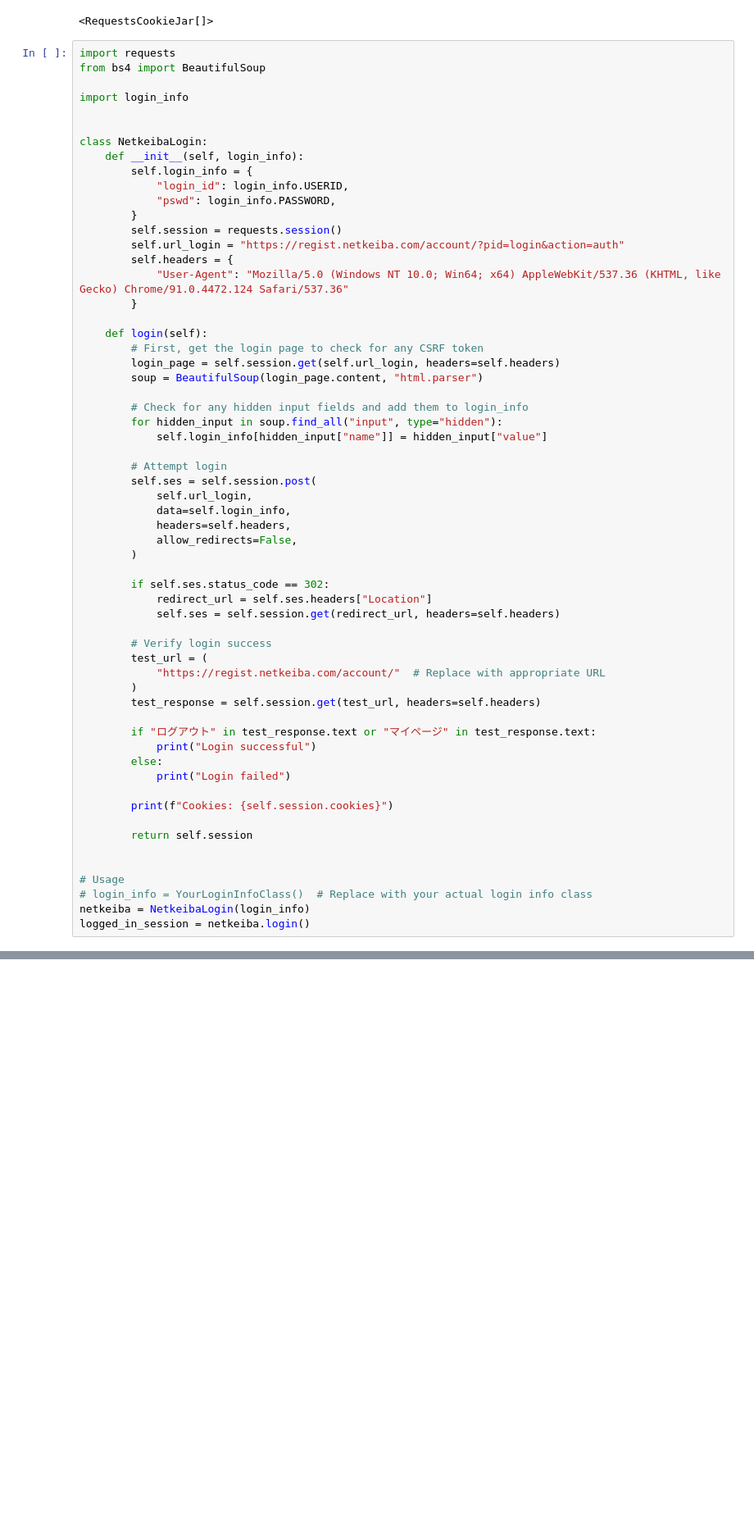
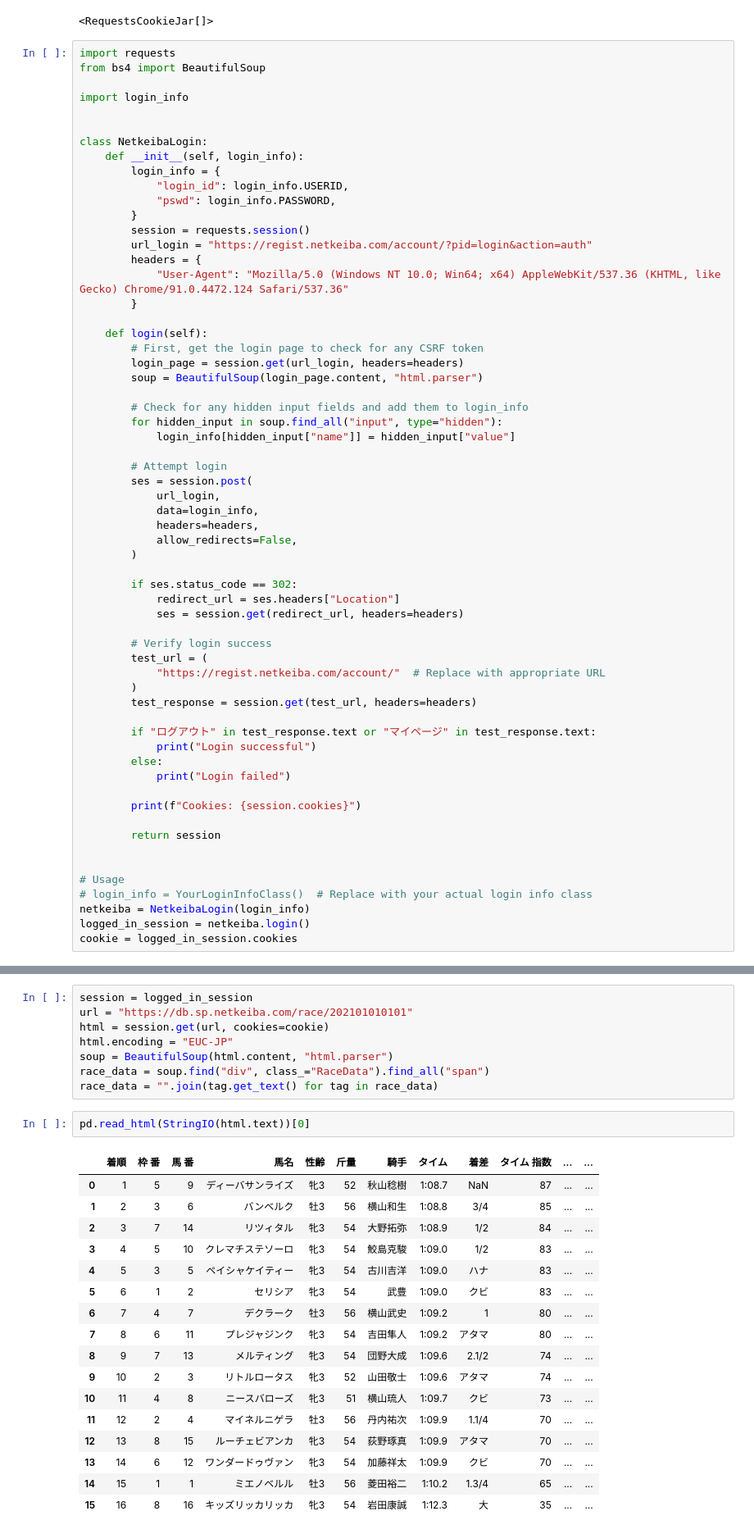
Before and after one commit to kenwatabro/keiba, a Jupyter notebook: test.ipynb, the cells around one changed output, grey strips where cells are left out. Shown at 82% size. Drawn from its saved outputs; the diff is of its cells as text; blank space fills up the shorter version.

```diff
--- a/test.ipynb
+++ b/test.ipynb
@@ -75,54 +75,55 @@ import login_info
 
 class NetkeibaLogin:
     def __init__(self, login_info):
-        self.login_info = {
+        login_info = {
             "login_id": login_info.USERID,
             "pswd": login_info.PASSWORD,
         }
-        self.session = requests.session()
-        self.url_login = "https://regist.netkeiba.com/account/?pid=login&action=auth"
-        self.headers = {
+        session = requests.session()
+        url_login = "https://regist.netkeiba.com/account/?pid=login&action=auth"
+        headers = {
             "User-Agent": "Mozilla/5.0 (Windows NT 10.0; Win64; x64) AppleWebKit/537.36 (KHTML, like Gecko) Chrome/91.0.4472.124 Safari/537.36"
         }
 
     def login(self):
         # First, get the login page to check for any CSRF token
-        login_page = self.session.get(self.url_login, headers=self.headers)
+        login_page = session.get(url_login, headers=headers)
         soup = BeautifulSoup(login_page.content, "html.parser")
 
         # Check for any hidden input fields and add them to login_info
         for hidden_input in soup.find_all("input", type="hidden"):
-            self.login_info[hidden_input["name"]] = hidden_input["value"]
+            login_info[hidden_input["name"]] = hidden_input["value"]
 
         # Attempt login
-        self.ses = self.session.post(
-            self.url_login,
-            data=self.login_info,
-            headers=self.headers,
+        ses = session.post(
+            url_login,
+            data=login_info,
+            headers=headers,
             allow_redirects=False,
         )
 
-        if self.ses.status_code == 302:
-            redirect_url = self.ses.headers["Location"]
-            self.ses = self.session.get(redirect_url, headers=self.headers)
+        if ses.status_code == 302:
+            redirect_url = ses.headers["Location"]
+            ses = session.get(redirect_url, headers=headers)
 
         # Verify login success
         test_url = (
             "https://regist.netkeiba.com/account/"  # Replace with appropriate URL
         )
-        test_response = self.session.get(test_url, headers=self.headers)
+        test_response = session.get(test_url, headers=headers)
 
         if "ログアウト" in test_response.text or "マイページ" in test_response.text:
             print("Login successful")
         else:
             print("Login failed")
 
-        print(f"Cookies: {self.session.cookies}")
+        print(f"Cookies: {session.cookies}")
 
-        return self.session
+        return session
 
 
 # Usage
 # login_info = YourLoginInfoClass()  # Replace with your actual login info class
 netkeiba = NetkeibaLogin(login_info)
 logged_in_session = netkeiba.login()
+cookie = logged_in_session.cookies
@@ -128,0 +133,28 @@ logged_in_session = netkeiba.login()
+# %%
+session = logged_in_session
+url = "https://db.sp.netkeiba.com/race/202101010101"
+html = session.get(url, cookies=cookie)
+html.encoding = "EUC-JP"
+soup = BeautifulSoup(html.content, "html.parser")
+race_data = soup.find("div", class_="RaceData").find_all("span")
+race_data = "".join(tag.get_text() for tag in race_data)
+# %%
+pd.read_html(StringIO(html.text))[0]
+# %% [output]
+|  | 着順 | 枠 番 | 馬 番 | 馬名 | 性齢 | 斤量 | 騎手 | タイム | 着差 | タイム 指数 | ... | ... |
+| 0 | 1 | 5 | 9 | ディーバサンライズ | 牝3 | 52 | 秋山稔樹 | 1:08.7 | NaN | 87 | ... | ... |
+| 1 | 2 | 3 | 6 | バンベルク | 牡3 | 56 | 横山和生 | 1:08.8 | 3/4 | 85 | ... | ... |
+| 2 | 3 | 7 | 14 | リツィタル | 牝3 | 54 | 大野拓弥 | 1:08.9 | 1/2 | 84 | ... | ... |
+| 3 | 4 | 5 | 10 | クレマチステソーロ | 牝3 | 54 | 鮫島克駿 | 1:09.0 | 1/2 | 83 | ... | ... |
+| 4 | 5 | 3 | 5 | ペイシャケイティー | 牝3 | 54 | 古川吉洋 | 1:09.0 | ハナ | 83 | ... | ... |
+| 5 | 6 | 1 | 2 | セリシア | 牝3 | 54 | 武豊 | 1:09.0 | クビ | 83 | ... | ... |
+| 6 | 7 | 4 | 7 | デクラーク | 牡3 | 56 | 横山武史 | 1:09.2 | 1 | 80 | ... | ... |
+| 7 | 8 | 6 | 11 | プレジャジンク | 牝3 | 54 | 吉田隼人 | 1:09.2 | アタマ | 80 | ... | ... |
+| 8 | 9 | 7 | 13 | メルティング | 牝3 | 54 | 団野大成 | 1:09.6 | 2.1/2 | 74 | ... | ... |
+| 9 | 10 | 2 | 3 | リトルロータス | 牝3 | 52 | 山田敬士 | 1:09.6 | アタマ | 74 | ... | ... |
+| 10 | 11 | 4 | 8 | ニースバローズ | 牝3 | 51 | 横山琉人 | 1:09.7 | クビ | 73 | ... | ... |
+| 11 | 12 | 2 | 4 | マイネルニゲラ | 牡3 | 56 | 丹内祐次 | 1:09.9 | 1.1/4 | 70 | ... | ... |
+| 12 | 13 | 8 | 15 | ルーチェビアンカ | 牝3 | 54 | 荻野琢真 | 1:09.9 | アタマ | 70 | ... | ... |
+| 13 | 14 | 6 | 12 | ワンダードゥヴァン | 牝3 | 54 | 加藤祥太 | 1:09.9 | クビ | 70 | ... | ... |
+| 14 | 15 | 1 | 1 | ミエノベルル | 牡3 | 56 | 菱田裕二 | 1:10.2 | 1.3/4 | 65 | ... | ... |
+| 15 | 16 | 8 | 16 | キッズリッカリッカ | 牝3 | 54 | 岩田康誠 | 1:12.3 | 大 | 35 | ... | ... |
```
Also changed, not shown: parts of 5 cells of this notebook, 6 other files.
